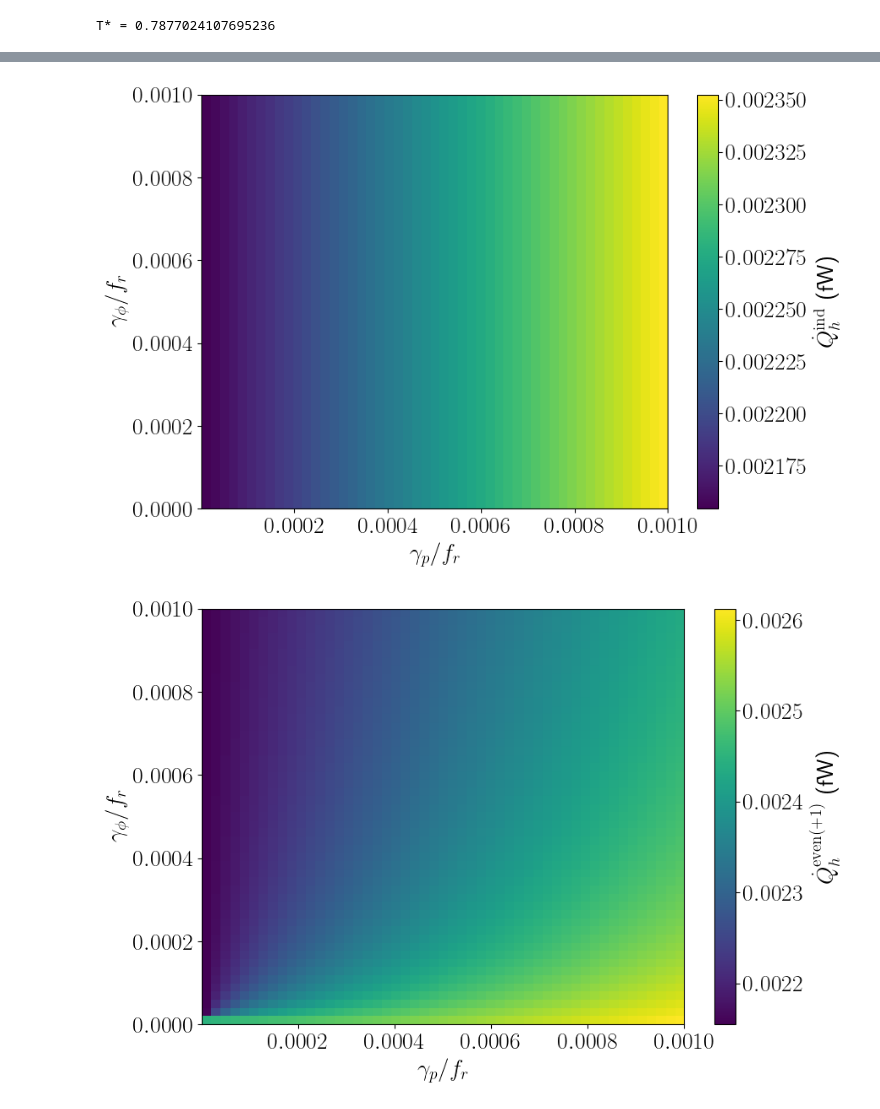
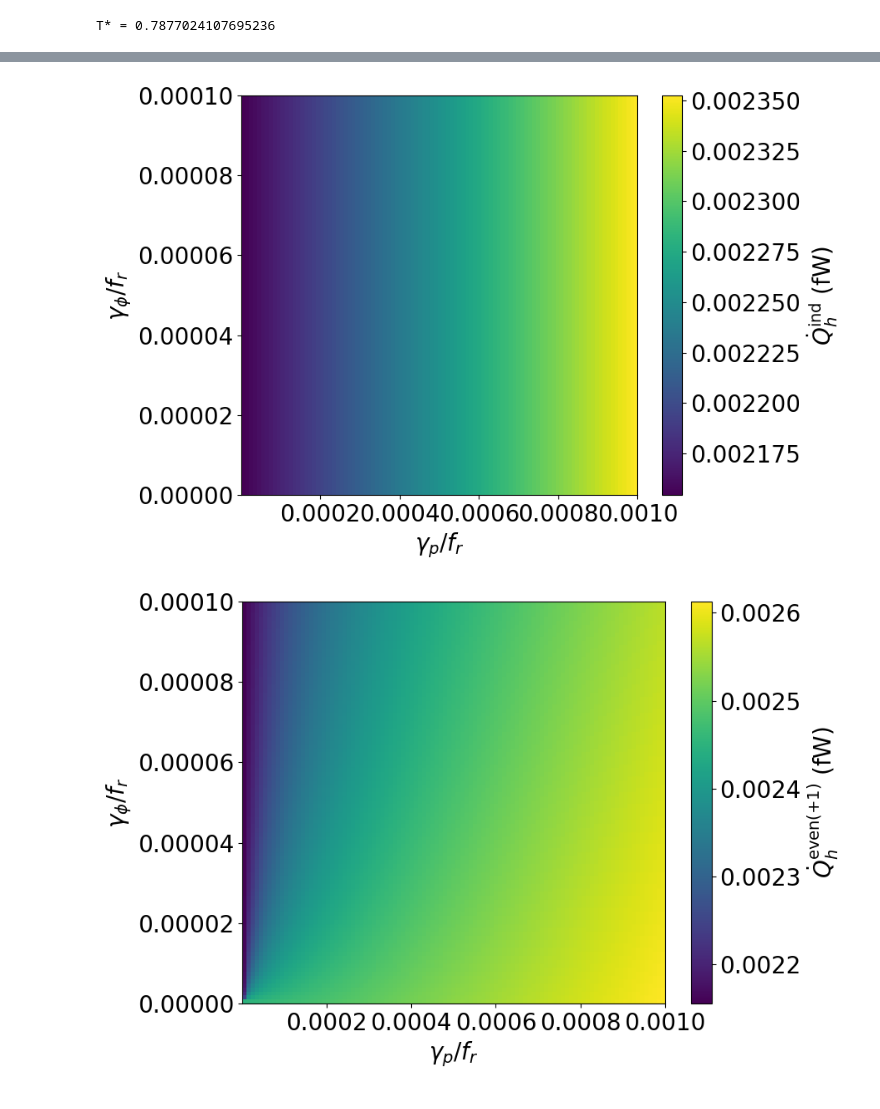
Before and after one commit to foysalx/TwoQubitHeatValve, a Jupyter notebook: Results_Even_Odd_Parity_Formulation (1).ipynb, the cells around one changed output, grey strips where cells are left out. Drawn from its saved outputs; the diff is of its cells as text; code cells hidden in the pictures.

```diff
--- a/Results_Even_Odd_Parity_Formulation (1).ipynb
+++ b/Results_Even_Odd_Parity_Formulation (1).ipynb
@@ -739,7 +728,7 @@ gamma_deph_4  = 0  # Pure dephasing (σ_z)
 T_para_4 = 0.186                         # Parasitic bath
 T_h_4    = 1.2087                        # Hot bath
 T_c_4     = 0.186                         # Cold bath
-gamma_h_4 = np.linspace(0.001, 0.1, N4) # Hot bath coupling
+gamma_h_4 = np.linspace(0.005, 0.2, N4) # Hot bath coupling
 gamma_c_4 = gamma_h_4                   # Cold bath coupling
 
 
@@ -756,23 +745,23 @@ for k, gh in enumerate(gamma_h_4):
 
     # Independent-bath steady state and current
     rho_ind = QH.rho_ss_termic_indepentend(
-        1, 1,
+        1, 1.02,
         gamma_p_4, T_para_4, gamma_deph_4,
         T_h_4, gh, T_c_4, gamma_c_4[k],
         w0, Qf_4
     )
-    Q_ind_4[k] = QH.Current_ind(1, 1, rho_ind, T_h_4, gh, w0, Qf_4)
+    Q_ind_4[k] = QH.Current_ind(1, 1.02, rho_ind, T_h_4, gh, w0, Qf_4)
 
 
 
     # Collective-bath steady state and current for even case (+1)
     rho_coll_sup = QH.rho_ss_termic_collective_sup(
-        1, 1,
+        1, 1.02,
         gamma_p_4, T_para_4, gamma_deph_4,
         T_h_4, gh, T_c_4, gamma_c_4[k],
         w0, Qf_4
     )
-    Q_coll_sup_4[k] = QH.Current_coll(1, 1, rho_coll_sup, T_h_4, gh, w0, Qf_4, Jm_h, Jp_h)
+    Q_coll_sup_4[k] = QH.Current_coll(1, 1.02, rho_coll_sup, T_h_4, gh, w0, Qf_4, Jm_h, Jp_h)
 
 
     Ratio_sup_4[k]  = Q_coll_sup_4[k] / Q_ind_4[k]
@@ -780,12 +769,12 @@ for k, gh in enumerate(gamma_h_4):
 
     # Collective-bath steady state and current for odd case
     rho_coll_sub = QH.rho_ss_termic_collective_sub(
-        1, 1,
+        1, 1.02,
         gamma_p_4, T_para_4, gamma_deph_4,
         T_h_4, gh, T_c_4, gamma_c_4[k],
         w0, Qf_4
     )
-    Q_coll_sub_4[k] = QH.Current_coll(1, 1, rho_coll_sub, T_h_4, gh, w0, Qf_4, Jm_h, Jp_h)
+    Q_coll_sub_4[k] = QH.Current_coll(1, 1.02, rho_coll_sub, T_h_4, gh, w0, Qf_4, Jm_h, Jp_h)
 
 
     Ratio_sub_4[k]  = Q_coll_sub_4[k] / Q_ind_4[k]
@@ -794,12 +783,12 @@ for k, gh in enumerate(gamma_h_4):
 
     # Collective-bath steady state and current for even case (-1)
     rho_coll_even_4 = QH.rho_ss_termic_collective_sup_2(
-        1, 1,
+        1, 1.02,
         gamma_p_4, T_para_4, gamma_deph_4,
         T_h_4, gh, T_c_4, gamma_c_4[k],
         w0, Qf_4
     )
-    Q_coll_even_4[k] = QH.Current_coll(1, 1, rho_coll_even_4, T_h_4, gh, w0, Qf_4, Jm_c, Jp_c)
+    Q_coll_even_4[k] = QH.Current_coll(1, 1.02, rho_coll_even_4, T_h_4, gh, w0, Qf_4, Jm_c, Jp_c)
 
 
     Ratio_even_4[k]  = Q_coll_even_4[k] / Q_ind_4[k]
@@ -1171,6 +1156,6 @@ plt.show()
 # %%
 N10 = 1000
-gamma_p_10 = 0  # Parasitic bath relaxation
+gamma_p_10 = 0.001  # Parasitic bath relaxation
 gamma_deph_10  = np.linspace(0.001, 0.1, N10)  # Pure dephasing (σ_z)
 gamma_h_10 = 0.0075
 gamma_c_10 = gamma_h_10
@@ -1294,6 +1279,9 @@ Ratio_even_11 = np.zeros(N11)   # enhancement factor for even case (-1)
 Rho_coh_sup_11 = np.zeros(N11)
 Rho_coh_sub_11 = np.zeros(N11)
 Rho_coh_mup_11 = np.zeros(N11)
+Rho_tot_sup_11 = np.zeros((N11, 4, 4))
+Rho_tot_sub_11 = np.zeros((N11, 4, 4))
+Rho_tot_mup_11 = np.zeros((N11, 4, 4))
 
 
 for k, gh in enumerate(gamma_h_11):
@@ -1317,6 +1305,7 @@ for k, gh in enumerate(gamma_h_11):
         w0, Qf_11
     )
     Q_coll_sup_11[k] = QH.Current_coll(1, 1.02, rho_coll_sup, T_h_11, gh, w0, Qf_11, Jm_h, Jp_h)
+    Rho_tot_sup_11[k, :, :] = np.real(rho_coll_sup.full())
     Rho_coh_sup_11[k] = np.real(rho_coll_sup[1][2])
 
 
@@ -1331,6 +1320,7 @@ for k, gh in enumerate(gamma_h_11):
         w0, Qf_11
     )
     Q_coll_sub_11[k] = QH.Current_coll(1, 1.02, rho_coll_sub, T_h_11, gh, w0, Qf_11, Jm_h, Jp_h)
+    Rho_tot_sub_11[k, :, :] = np.real(rho_coll_sub.full())
     Rho_coh_sub_11[k] = np.real(rho_coll_sub[1][2])
 
 
@@ -1346,6 +1336,7 @@ for k, gh in enumerate(gamma_h_11):
         w0, Qf_11
     )
     Q_coll_even_11[k] = QH.Current_coll(1, 1.02, rho_coll_even_4, T_h_11, gh, w0, Qf_11, Jm_c, Jp_c)
+    Rho_tot_mup_11[k, :, :] = np.real(rho_coll_even_4.full())
     Rho_coh_mup_11[k] = np.real(rho_coll_even_4[1][2])
 
 
@@ -1475,6 +1478,6 @@ plt.show()
 # %%
-Npd = 51
-gamma_deph_pd = np.linspace(0, 0.001, Npd)  # Parasitic bath relaxation
+Npd = 101
+gamma_deph_pd = np.linspace(0, 0.001/10, Npd)  # Parasitic bath relaxation
 gamma_para_pd  = np.linspace(0.000001, 0.001, Npd)  # Pure dephasing (σ_z)
 
 # Temperatures  (ℏ = k_B = 1)
@@ -1550,7 +1553,7 @@ for k, gamma_p in enumerate(gamma_para_pd):
         Ratio_even_pd[k, l]  = Q_coll_even_pd[k, l] / Q_ind_pd[k, l]
 # %%
 plt.figure(figsize=(9, 6))
-rc('text',usetex=True)
+#rc('text',usetex=True)
 
 cp = plt.imshow(
     0.662607015*(Q_ind_pd.T),
@@ -1573,32 +1576,32 @@ cbar.ax.tick_params(labelsize=20)
 
 plt.tight_layout()
 # %% [output]
-[figure, old version]
+[figure, new version]
 # %%
 plt.figure(figsize=(9, 6))
-rc('text',usetex=True)
+#rc('text',usetex=True)
 
 cp = plt.imshow(
     0.662607015*(Q_coll_sup_pd.T),
     extent=(gamma_para_pd.min(), gamma_para_pd.max(), gamma_deph_pd.min(), gamma_deph_pd.max()),
     aspect='auto',
     origin='lower'
 )
 
 plt.xticks(fontsize=20)
 plt.yticks(fontsize=20)
 
 plt.xlabel(r'$\gamma_{p}/f_r$', fontsize=20)
 plt.ylabel(r'$\gamma_{\phi}/f_r$', fontsize=20)
 
 cbar = plt.colorbar(cp)
 # Imposto la label con fontsize
 cbar.set_label(r'$\dot Q^{\rm even(+1)}_h$ (fW)', fontsize=20)
 # Regolo la dimensione dei tick
 cbar.ax.tick_params(labelsize=20)
 
 plt.tight_layout()
 # %% [output]
-[figure, old version]
+[figure, new version]
 # %%
 plt.figure(figsize=(9, 6))
```
Also changed, not shown: parts of 41 cells of this notebook, 1 other file.
